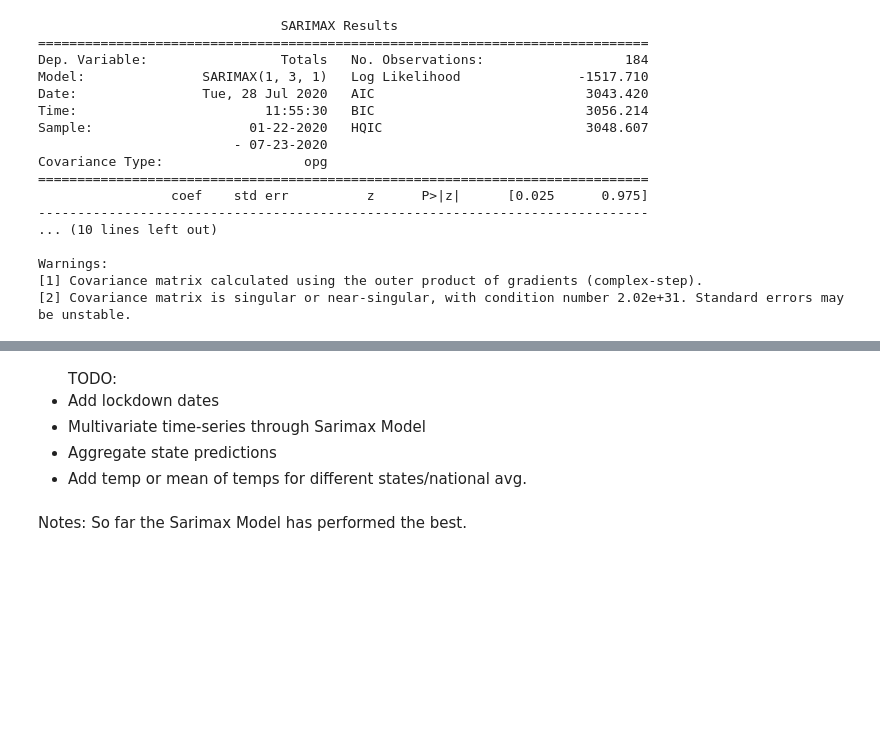
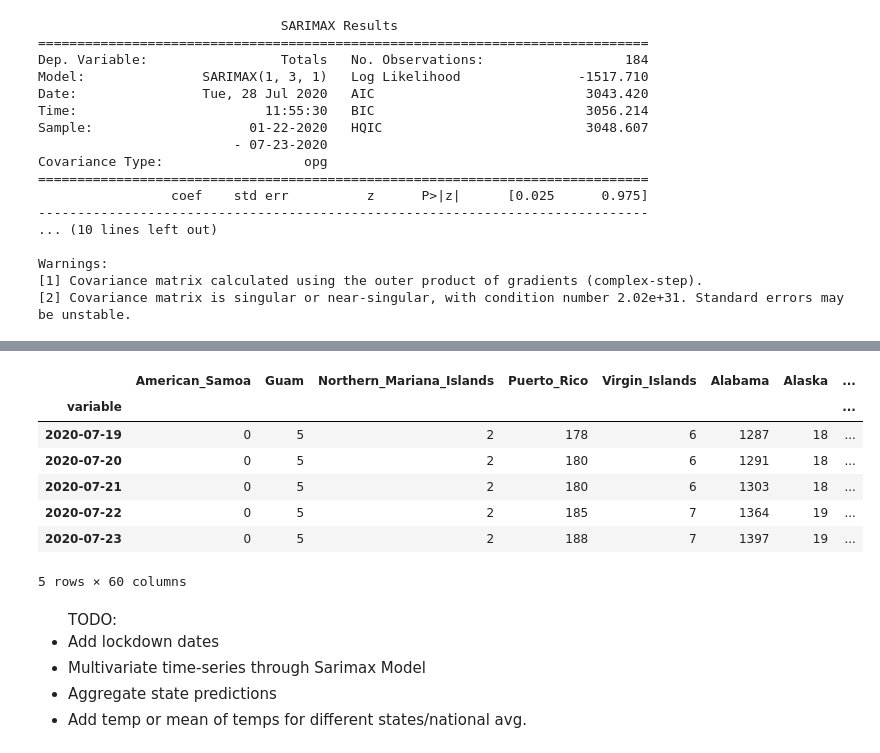
Before and after one commit to GabeSArn/time_series, a Jupyter notebook: index_ga.ipynb, the cells around one changed output, grey strips where cells are left out. Drawn from its saved outputs; the diff is of its cells as text; code cells hidden in the pictures; blank space fills up the shorter version.

```diff
--- a/index_ga.ipynb
+++ b/index_ga.ipynb
@@ -290,4 +388,13 @@ np.sqrt(metrics.mean_squared_error(training_set, pred_deaths))
+# %%
+death_data.tail(5)
+# %% [output]
+|  | American_Samoa | Guam | Northern_Mariana_Islands | Puerto_Rico | Virgin_Islands | Alabama | Alaska | ... |
+| variable |  |  |  |  |  |  |  | ... |
+| 2020-07-19 | 0 | 5 | 2 | 178 | 6 | 1287 | 18 | ... |
+| 2020-07-20 | 0 | 5 | 2 | 180 | 6 | 1291 | 18 | ... |
+| 2020-07-21 | 0 | 5 | 2 | 180 | 6 | 1303 | 18 | ... |
+| 2020-07-22 | 0 | 5 | 2 | 185 | 7 | 1364 | 19 | ... |
+| 2020-07-23 | 0 | 5 | 2 | 188 | 7 | 1397 | 19 | ... |
+5 rows × 60 columns
 # %% [markdown]
 <ul> TODO: <li>Add lockdown dates</li> <li> Multivariate time-series through Sarimax Model</li> <li> Aggregate state predictions</li><li>Add temp or mean of temps for different states/national avg.</li> </ul>
-# %% [markdown]
-<p> Notes: So far the Sarimax Model has performed the best. </p>
```
Also changed, not shown: parts of 20 cells of this notebook, 1 other file.
